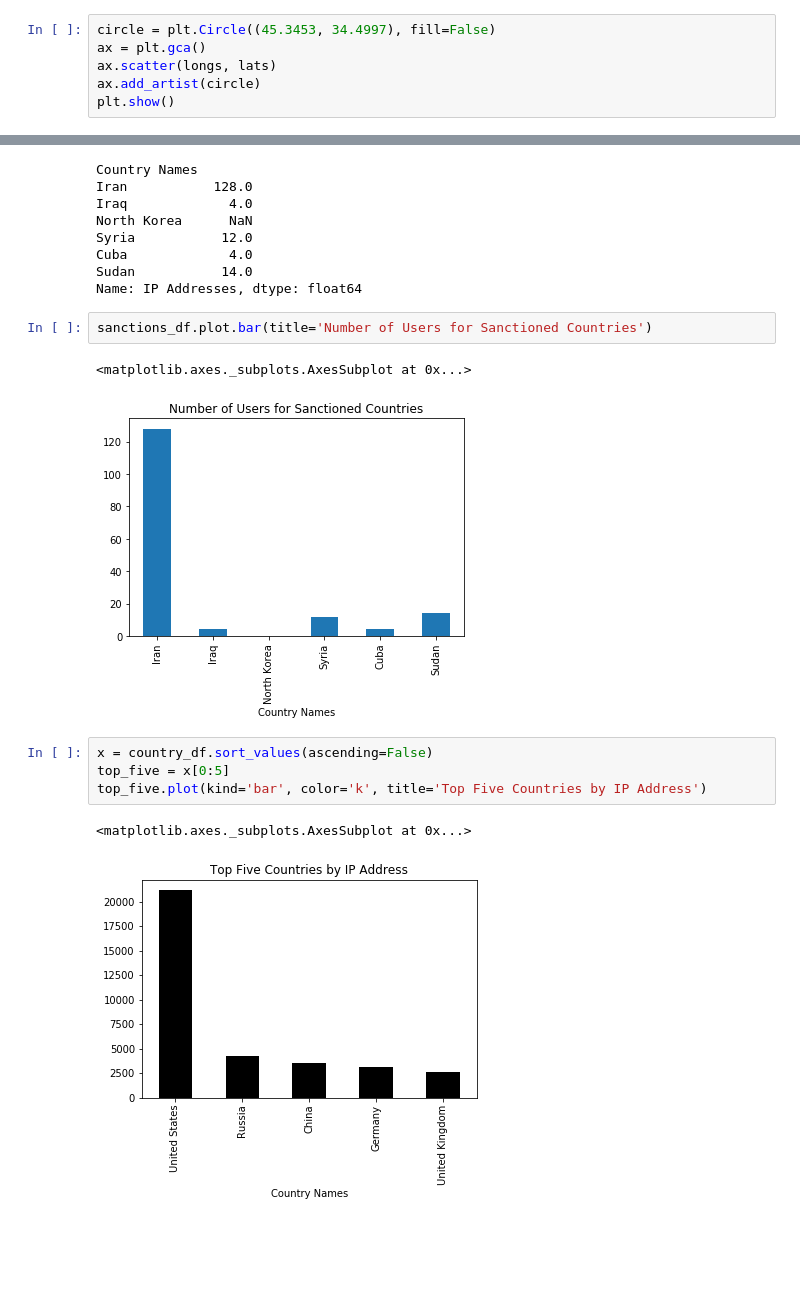
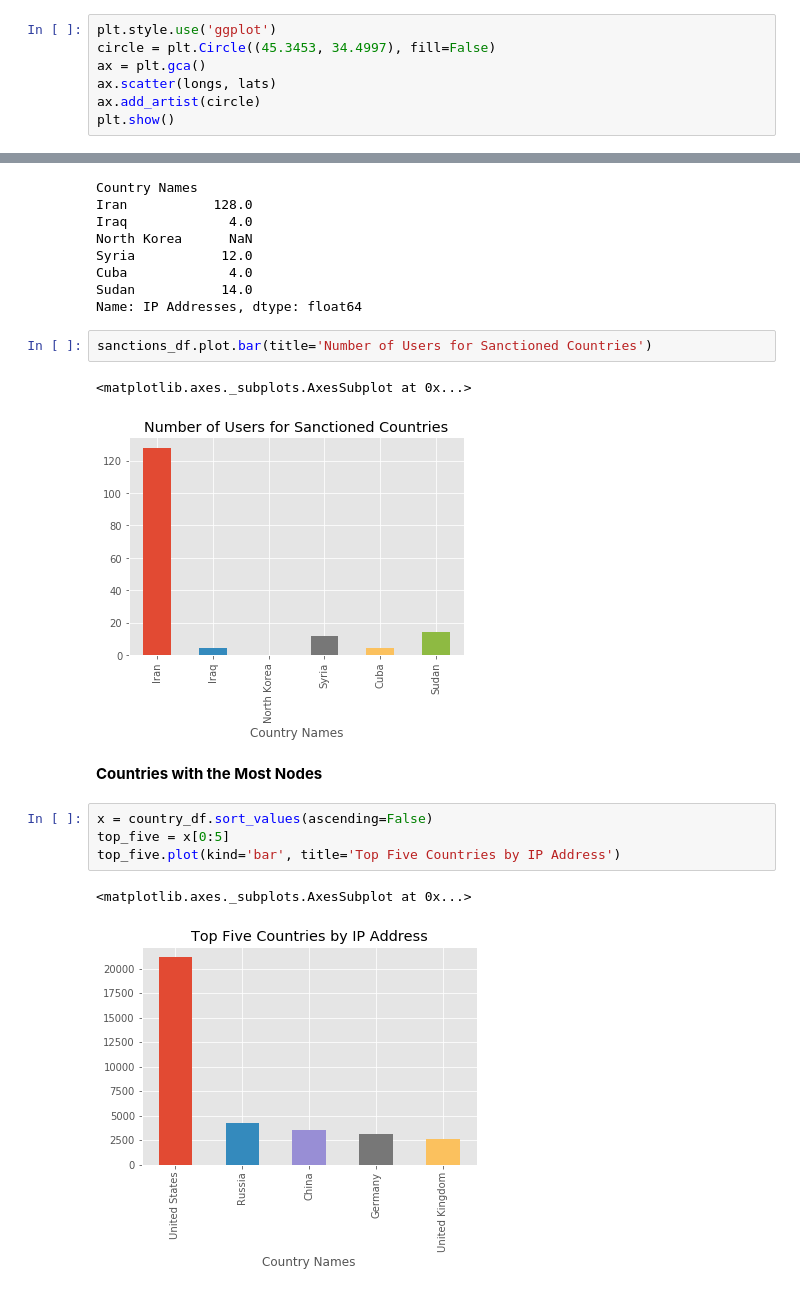
Before and after one commit to g2ransom/data-analytics, a Jupyter notebook: ofac/ofac.ipynb, the cells around one changed output, grey strips where cells are left out. Saved outputs shown, nothing was run; the diff lists cells and outputs as text; blank space fills up the shorter version.

```diff
--- a/ofac/ofac.ipynb
+++ b/ofac/ofac.ipynb
@@ -94,4 +105,5 @@ lats = [i[1] for i in lat_long]
 # %%
+plt.style.use('ggplot')
 circle = plt.Circle((45.3453, 34.4997), fill=False)
 ax = plt.gca()
 ax.scatter(longs, lats)
@@ -120,11 +139,13 @@ Name: IP Addresses, dtype: float64
 sanctions_df.plot.bar(title='Number of Users for Sanctioned Countries')
 # %% [output]
 <matplotlib.axes._subplots.AxesSubplot at 0x...>
-[figure, old version]
+[figure, new version]
+# %% [markdown]
+**Countries with the Most Nodes**
 # %%
 x = country_df.sort_values(ascending=False)
 top_five = x[0:5]
-top_five.plot(kind='bar', color='k', title='Top Five Countries by IP Address')
+top_five.plot(kind='bar', title='Top Five Countries by IP Address')
 # %% [output]
 <matplotlib.axes._subplots.AxesSubplot at 0x...>
-[figure, old version]
+[figure, new version]
```
Also changed, not shown: parts of 14 cells of this notebook.
